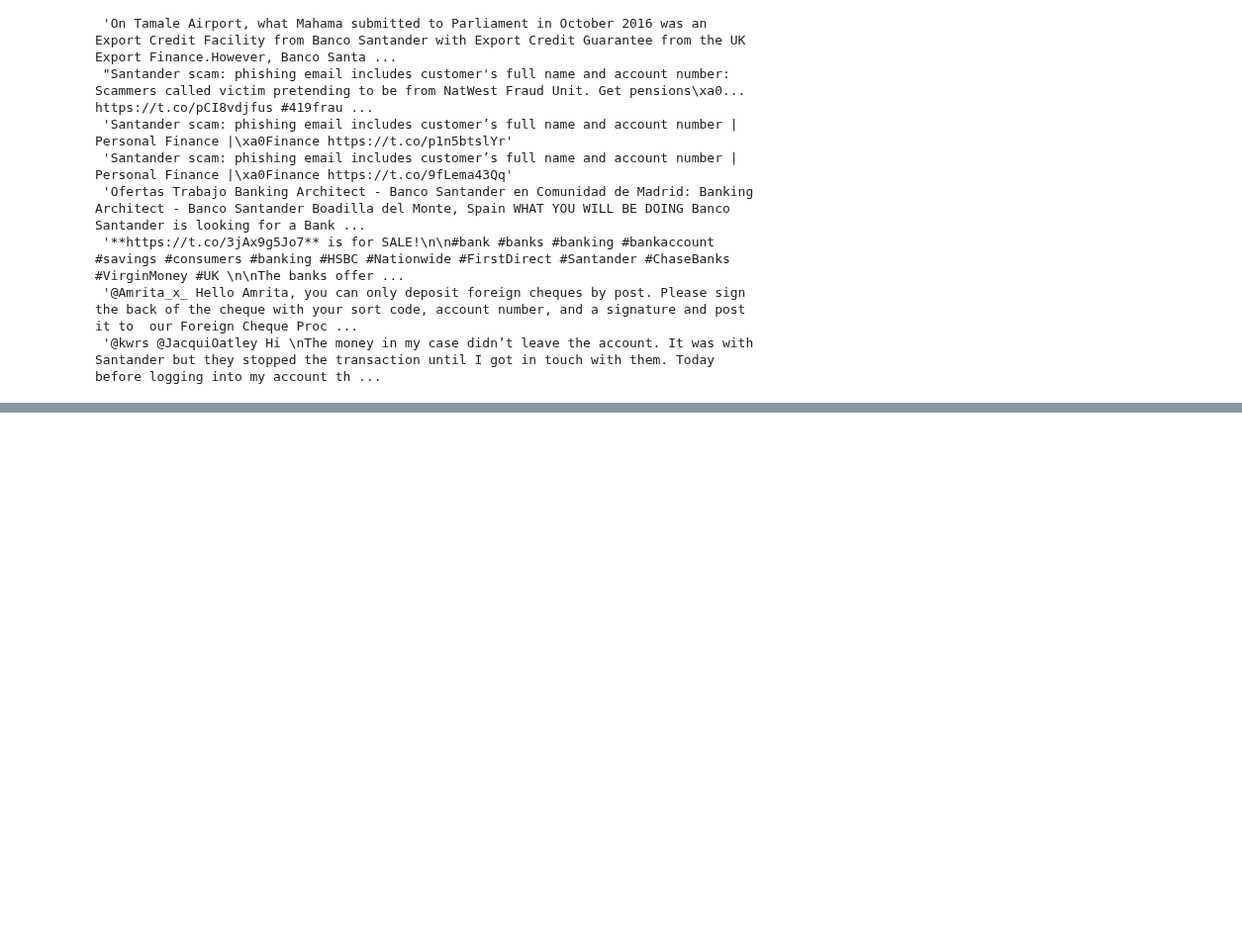
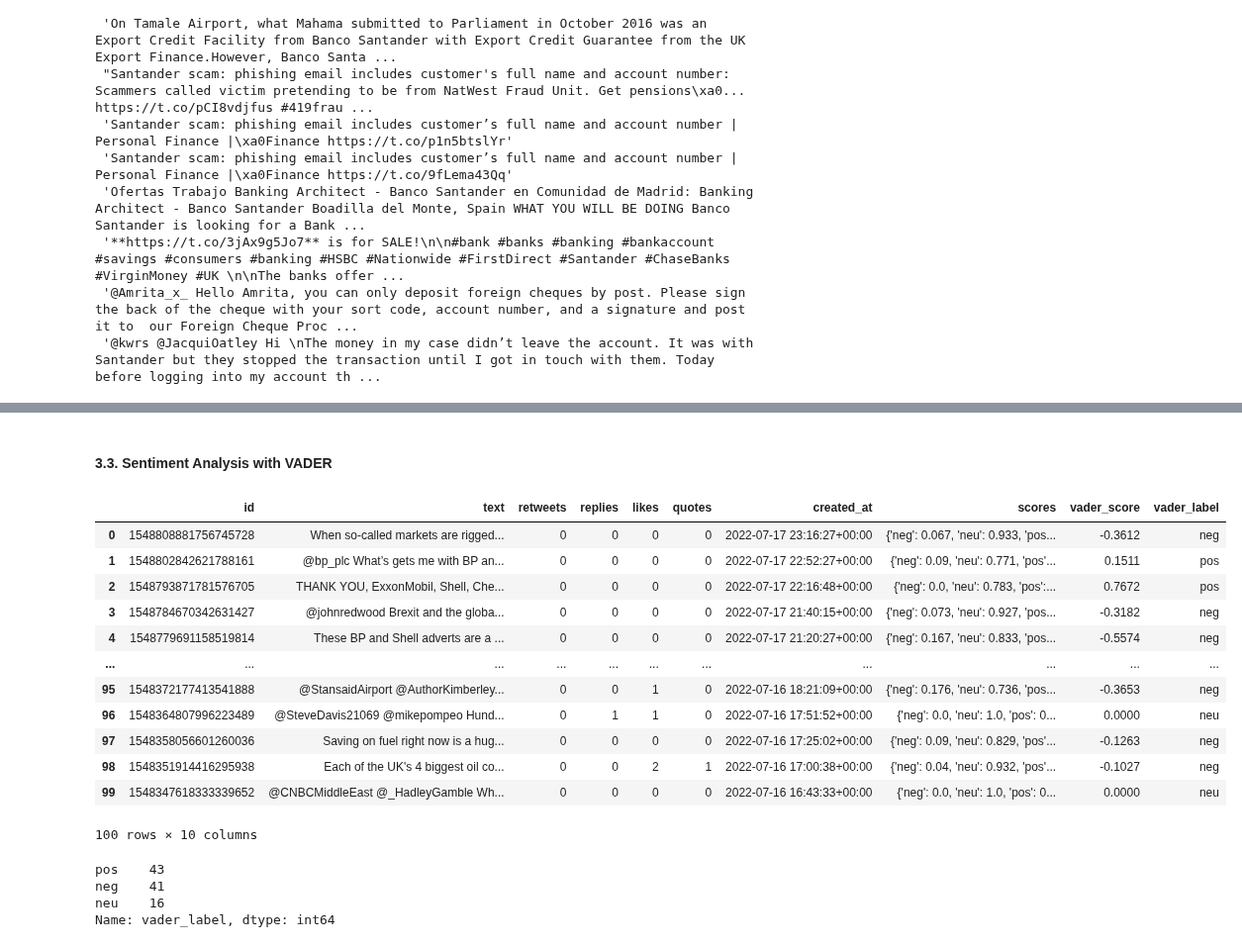
Before and after one commit to polltter/share, a Jupyter notebook: notebooks/sentiment_analysis_examples.ipynb, the cells around one changed output, grey strips where cells are left out. Shown at 99% size. Drawn from its saved outputs; the diff is of its cells as text; code cells hidden in the pictures; blank space fills up the shorter version.

Commit message:
update sentiment analysis examples - bp: close #14

```diff
--- a/notebooks/sentiment_analysis_examples.ipynb
+++ b/notebooks/sentiment_analysis_examples.ipynb
@@ -802,0 +833,3 @@ df_santander.to_csv('santander.csv', index=False)
+# %%
+for tweet in response.data:
+    print(tweet.id, tweet.text, tweet.lang, tweet.created_at)
@@ -802,0 +856,12 @@ df_santander.to_csv('santander.csv', index=False)
+# %%
+data = [[tweet.id,
+         tweet.text,
+         tweet.lang,
+         tweet.public_metrics['retweet_count'],
+         tweet.public_metrics['reply_count'],
+         tweet.public_metrics['like_count'],
+         tweet.public_metrics['quote_count'],
+         tweet.created_at
+        ] for tweet in response.data]
+
+df_bp = pd.DataFrame(data, columns = ['id', 'text', 'lang', 'retweets', 'replies', 'likes', 'quotes', 'created_at'])
@@ -802,0 +902,2 @@ df_santander.to_csv('santander.csv', index=False)
+# %%
+df_bp.drop('lang', axis=1, inplace=True)
@@ -802,0 +921,31 @@ df_santander.to_csv('santander.csv', index=False)
+# %% [markdown]
+#### 3.3. Sentiment Analysis with VADER
+# %%
+df_bp['scores'] = df_bp['text'].map(lambda tweet: sid.polarity_scores(tweet))
+
+df_bp['vader_score']  = df_bp['scores'].map(lambda score_dict: score_dict['compound'])
+
+df_bp['vader_label'] = df_bp['vader_score'].map(lambda comp: 'pos' if comp >=0.05 else ('neg' if comp<=-0.05 else 'neu'))
+# %%
+df_bp
+# %% [output]
+|  | id | text | retweets | replies | likes | quotes | created_at | scores | vader_score | vader_label |
+| 0 | 1548808881756745728 | When so-called markets are rigged... | 0 | 0 | 0 | 0 | 2022-07-17 23:16:27+00:00 | {'neg': 0.067, 'neu': 0.933, 'pos... | -0.3612 | neg |
+| 1 | 1548802842621788161 | @bp_plc What’s gets me with BP an... | 0 | 0 | 0 | 0 | 2022-07-17 22:52:27+00:00 | {'neg': 0.09, 'neu': 0.771, 'pos'... | 0.1511 | pos |
+| 2 | 1548793871781576705 | THANK YOU, ExxonMobil, Shell, Che... | 0 | 0 | 0 | 0 | 2022-07-17 22:16:48+00:00 | {'neg': 0.0, 'neu': 0.783, 'pos':... | 0.7672 | pos |
+| 3 | 1548784670342631427 | @johnredwood Brexit and the globa... | 0 | 0 | 0 | 0 | 2022-07-17 21:40:15+00:00 | {'neg': 0.073, 'neu': 0.927, 'pos... | -0.3182 | neg |
+| 4 | 1548779691158519814 | These BP and Shell adverts are a ... | 0 | 0 | 0 | 0 | 2022-07-17 21:20:27+00:00 | {'neg': 0.167, 'neu': 0.833, 'pos... | -0.5574 | neg |
+| ... | ... | ... | ... | ... | ... | ... | ... | ... | ... | ... |
+| 95 | 1548372177413541888 | @StansaidAirport @AuthorKimberley... | 0 | 0 | 1 | 0 | 2022-07-16 18:21:09+00:00 | {'neg': 0.176, 'neu': 0.736, 'pos... | -0.3653 | neg |
+| 96 | 1548364807996223489 | @SteveDavis21069 @mikepompeo Hund... | 0 | 1 | 1 | 0 | 2022-07-16 17:51:52+00:00 | {'neg': 0.0, 'neu': 1.0, 'pos': 0... | 0.0000 | neu |
+| 97 | 1548358056601260036 | Saving on fuel right now is a hug... | 0 | 0 | 0 | 0 | 2022-07-16 17:25:02+00:00 | {'neg': 0.09, 'neu': 0.829, 'pos'... | -0.1263 | neg |
+| 98 | 1548351914416295938 | Each of the UK's 4 biggest oil co... | 0 | 0 | 2 | 1 | 2022-07-16 17:00:38+00:00 | {'neg': 0.04, 'neu': 0.932, 'pos'... | -0.1027 | neg |
+| 99 | 1548347618333339652 | @CNBCMiddleEast @_HadleyGamble Wh... | 0 | 0 | 0 | 0 | 2022-07-16 16:43:33+00:00 | {'neg': 0.0, 'neu': 1.0, 'pos': 0... | 0.0000 | neu |
+100 rows × 10 columns
+# %%
+df_bp['vader_label'].value_counts()
+# %% [output]
+pos    43
+neg    41
+neu    16
+Name: vader_label, dtype: int64
```
Also changed, not shown: parts of 60 cells of this notebook, 1 other file.
